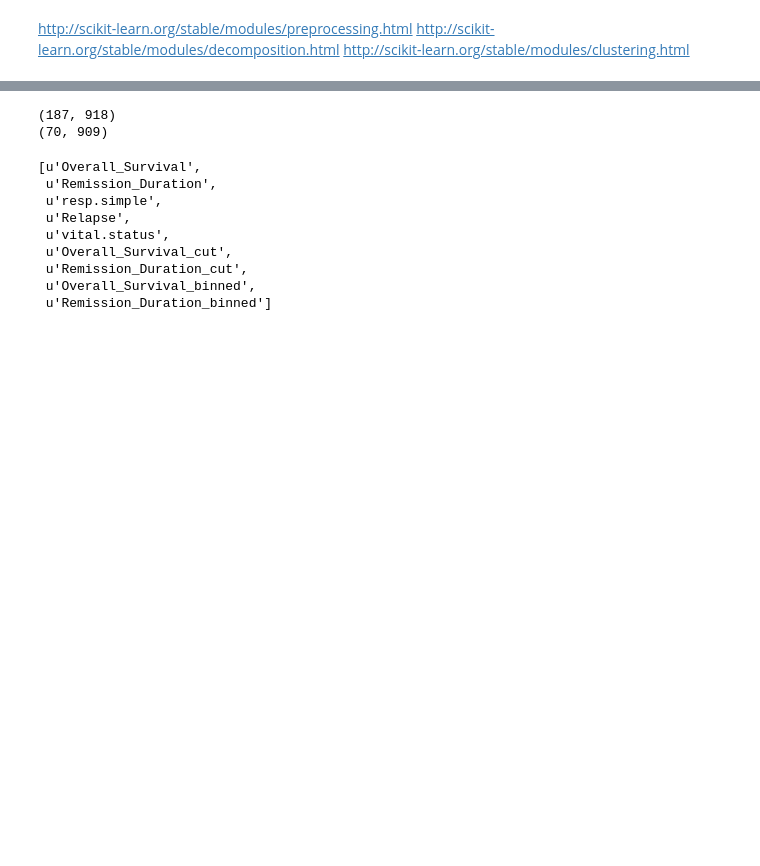
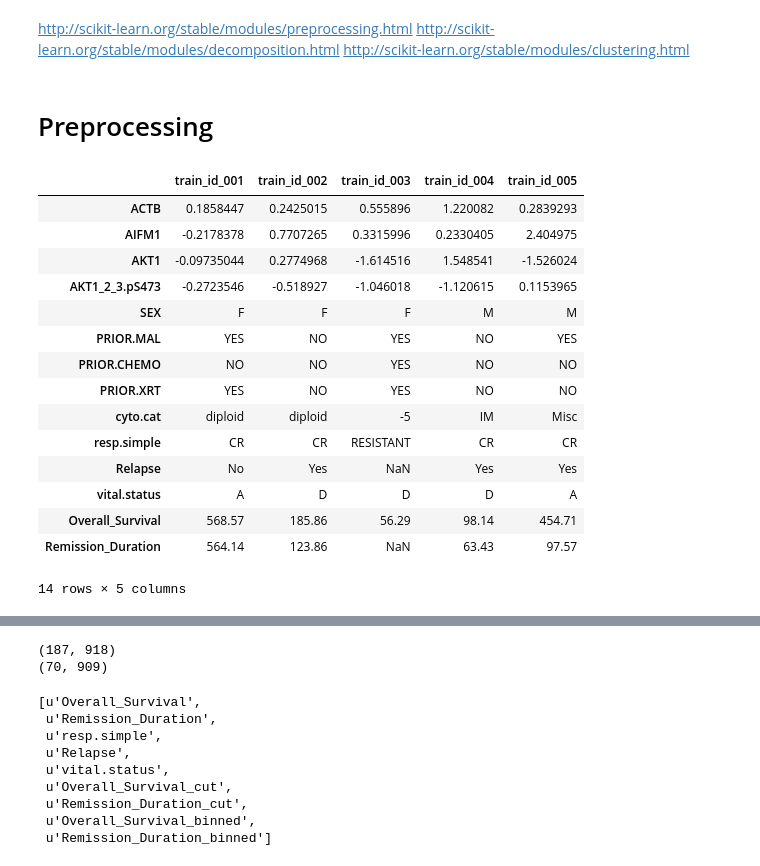
Before and after one commit to cabb99/IntroCompBio, a Jupyter notebook: PreProcessing.ipynb, the cells around one changed output, grey strips where cells are left out. Cells and saved outputs as stored; diff of their text form; code cells hidden in the pictures; blank space fills up the shorter version.

Commit message:
Adds more preprocessing functions to jupyter

```diff
--- a/PreProcessing.ipynb
+++ b/PreProcessing.ipynb
@@ -2,3 +2,51 @@
 http://scikit-learn.org/stable/modules/preprocessing.html
 http://scikit-learn.org/stable/modules/decomposition.html
 http://scikit-learn.org/stable/modules/clustering.html
+# %% [markdown]
+# Preprocessing
+# %%
+import numpy,pandas
+from sklearn.decomposition import PCA
+import numpy as np
+
+#For the preprocessing we need the data from Dream9.xlsx
+Dream9_training=pandas.read_excel('Dream9.xlsx',"trainingData")
+Dream9_scoring=pandas.read_excel('Dream9.xlsx',"scoringData")
+Dream9=pandas.concat([Dream9_training,Dream9_scoring])
+
+#Division of types of Variables
+All=list(Dream9_training.keys())
+Sc=list(Dream9_scoring.keys())
+
+#Dependent variables are present in the training set but not in the scoring set
+Dependent=[]
+for v in All:
+    if v not in Sc:
+        Dependent+=[v]
+
+#Categorical variables have discrete values and can't be measured by euclidean distances
+Categorical=['SEX', 'PRIOR.MAL', 'PRIOR.CHEMO', 'PRIOR.XRT', 'Infection', 'cyto.cat',
+             'ITD', 'D835', 'Ras.Stat', 'resp.simple', 'Relapse', 'vital.status']
+
+#The last 231 variables are proteins
+Protein=All[-231:]
+
+Trial_data=Dream9_training[Protein[:4]+Categorical[:4]+['cyto.cat']+Dependent].head()
+Trial_data.T
+# %% [output]
+|  | train_id_001 | train_id_002 | train_id_003 | train_id_004 | train_id_005 |
+| ACTB | 0.1858447 | 0.2425015 | 0.555896 | 1.220082 | 0.2839293 |
+| AIFM1 | -0.2178378 | 0.7707265 | 0.3315996 | 0.2330405 | 2.404975 |
+| AKT1 | -0.09735044 | 0.2774968 | -1.614516 | 1.548541 | -1.526024 |
+| AKT1_2_3.pS473 | -0.2723546 | -0.518927 | -1.046018 | -1.120615 | 0.1153965 |
+| SEX | F | F | F | M | M |
+| PRIOR.MAL | YES | NO | YES | NO | YES |
+| PRIOR.CHEMO | NO | NO | YES | NO | NO |
+| PRIOR.XRT | YES | NO | YES | NO | NO |
+| cyto.cat | diploid | diploid | -5 | IM | Misc |
+| resp.simple | CR | CR | RESISTANT | CR | CR |
+| Relapse | No | Yes | NaN | Yes | Yes |
+| vital.status | A | D | D | D | A |
+| Overall_Survival | 568.57 | 185.86 | 56.29 | 98.14 | 454.71 |
+| Remission_Duration | 564.14 | 123.86 | NaN | 63.43 | 97.57 |
+14 rows × 5 columns
```
Also changed, not shown: parts of 13 cells of this notebook.
